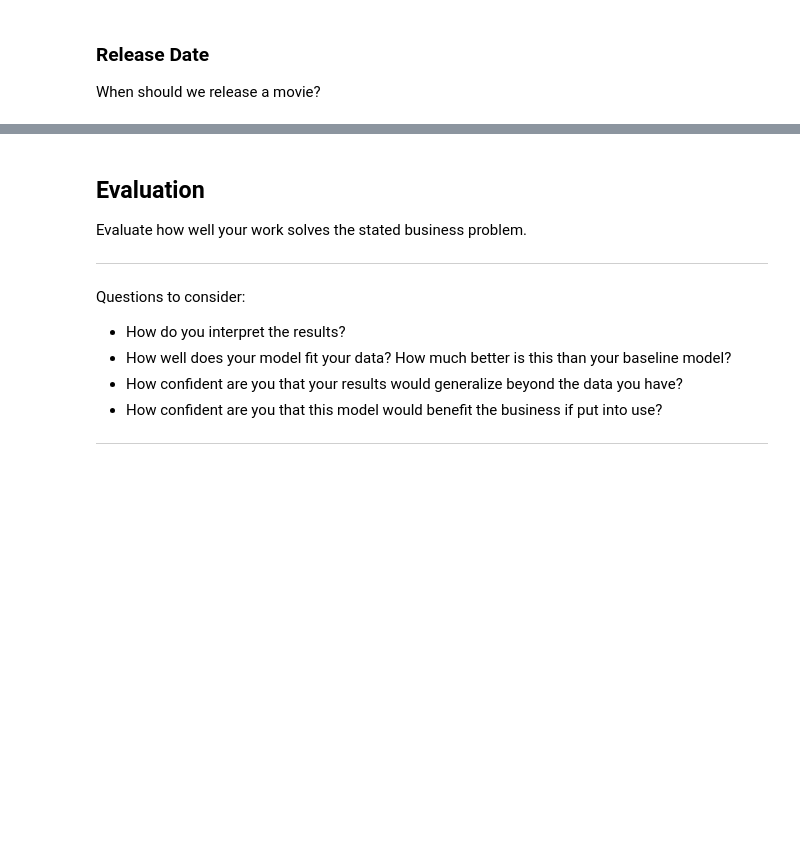
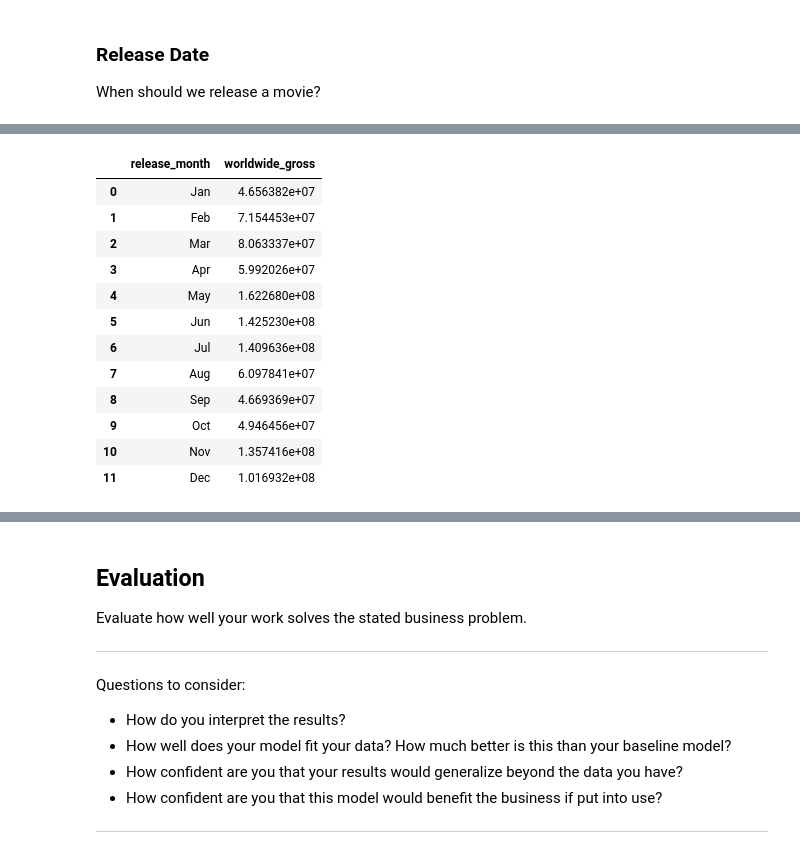
Before and after one commit to alexcasey92/Box-Office-EDA, a Jupyter notebook: dsc-phase1-project-template.ipynb, the cells around one changed output, grey strips where cells are left out. Cells and saved outputs as stored; diff of their text form; code cells hidden in the pictures; blank space fills up the shorter version.

```diff
--- a/dsc-phase1-project-template.ipynb
+++ b/dsc-phase1-project-template.ipynb
@@ -755,3 +757,22 @@ sort_values(by='release_month')
+# %%
+#Converting to months for readability
+months=['Jan','Feb','Mar','Apr','May','Jun','Jul','Aug','Sep','Oct','Nov','Dec']
+month_average_grouped['release_month'] = months
+month_average_grouped
+# %% [output]
+|  | release_month | worldwide_gross |
+| 0 | Jan | 4.656382e+07 |
+| 1 | Feb | 7.154453e+07 |
+| 2 | Mar | 8.063337e+07 |
+| 3 | Apr | 5.992026e+07 |
+| 4 | May | 1.622680e+08 |
+| 5 | Jun | 1.425230e+08 |
+| 6 | Jul | 1.409636e+08 |
+| 7 | Aug | 6.097841e+07 |
+| 8 | Sep | 4.669369e+07 |
+| 9 | Oct | 4.946456e+07 |
+| 10 | Nov | 1.357416e+08 |
+| 11 | Dec | 1.016932e+08 |
 # %%
 import matplotlib.dates as mdates
 from matplotlib.dates import DateFormatter
```
Also changed, not shown: parts of 4 cells of this notebook.
